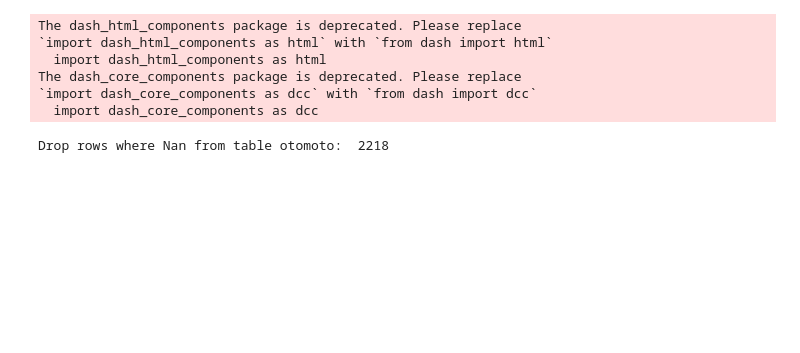
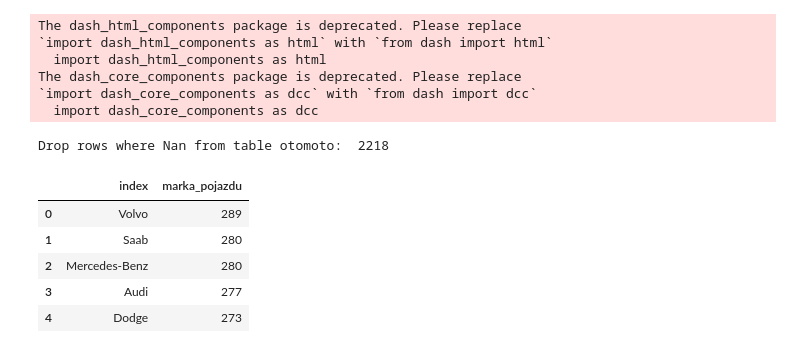
Before and after one commit to Bartoszcz28/Otomoto, a Jupyter notebook: Final_visualization.ipynb, the cells around one changed output. Saved outputs shown, nothing was run; the diff lists cells and outputs as text; code cells hidden in the pictures; blank space fills up the shorter version.

```diff
--- a/Final_visualization.ipynb
+++ b/Final_visualization.ipynb
@@ -105,3 +130,15 @@ def world_new():
 #         ).add_to(my_world)
 
 #     html_string = my_world.get_root().render()
+# %%
+pie_data = car_loc['marka_pojazdu'].value_counts()
+pie_data = pie_data.to_frame()
+pie_data.reset_index(inplace=True)
+pie_data.head()
+# %% [output]
+|  | index | marka_pojazdu |
+| 0 | Volvo | 289 |
+| 1 | Saab | 280 |
+| 2 | Mercedes-Benz | 280 |
+| 3 | Audi | 277 |
+| 4 | Dodge | 273 |
```
Also changed, not shown: parts of 10 cells of this notebook, 1 other file.
